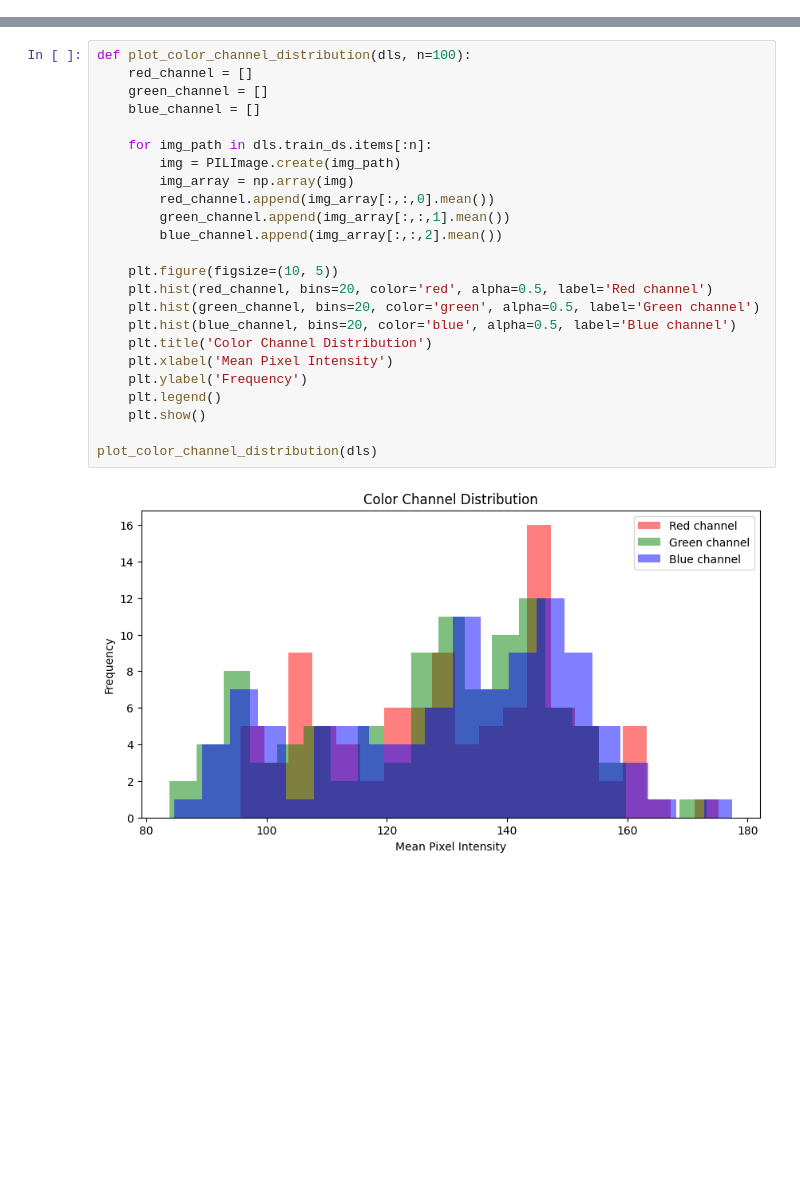
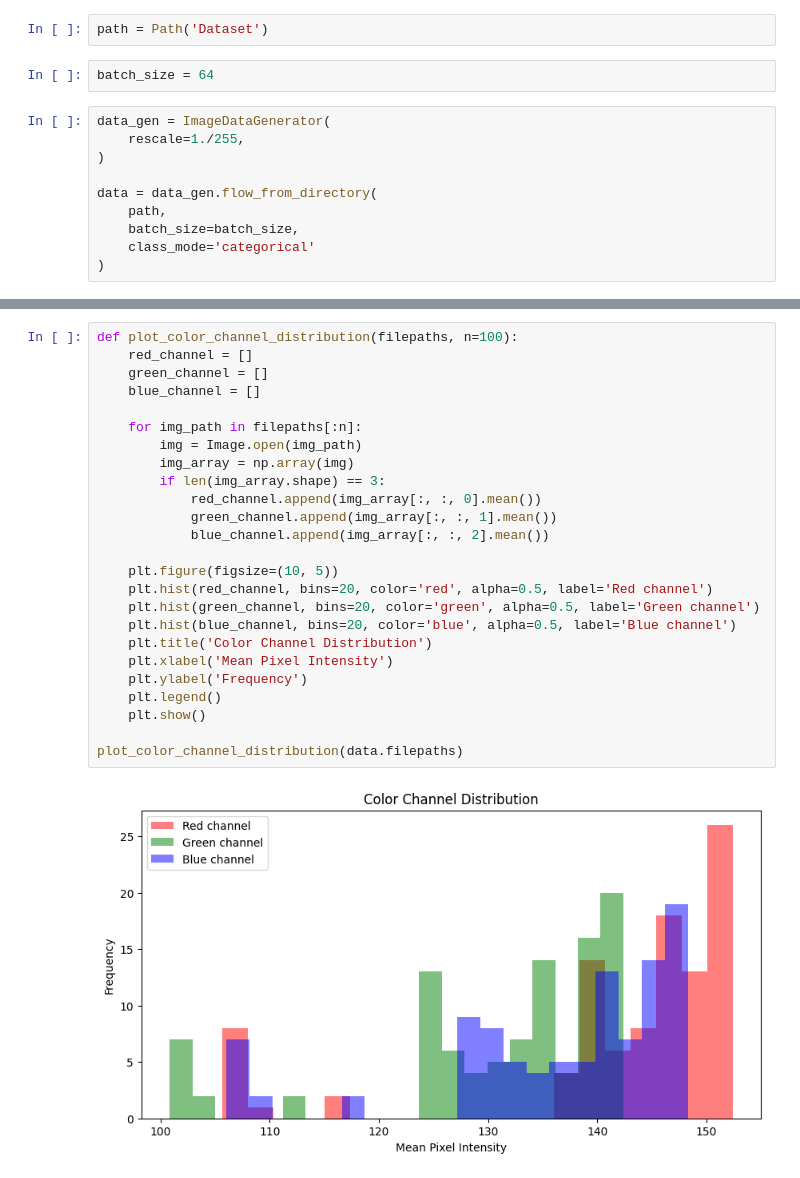
Before and after one commit to Jordan99990/ASL_To_Text, a Jupyter notebook: data_exploration.ipynb, the cells around one changed output, grey strips where cells are left out. Cells and saved outputs as stored; diff of their text form; blank space fills up the shorter version.

Commit message:
data exploration updated and added requirements

```diff
--- a/data_exploration.ipynb
+++ b/data_exploration.ipynb
@@ -50,0 +9,14 @@ Image sizes: [(200, 200), (200, 200), (200, 200), (200, 200), (200, 200)]
+# %%
+path = Path('Dataset')
+# %%
+batch_size = 64
+# %%
+data_gen = ImageDataGenerator(
+    rescale=1./255,
+)
+
+data = data_gen.flow_from_directory(
+    path,
+    batch_size=batch_size,
+    class_mode='categorical'
+)
@@ -74,26 +109,27 @@ plt.show()
 # %%
-def plot_color_channel_distribution(dls, n=100):
+def plot_color_channel_distribution(filepaths, n=100):
     red_channel = []
     green_channel = []
     blue_channel = []
 
-    for img_path in dls.train_ds.items[:n]:
-        img = PILImage.create(img_path)
+    for img_path in filepaths[:n]:
+        img = Image.open(img_path)
         img_array = np.array(img)
-        red_channel.append(img_array[:,:,0].mean())
-        green_channel.append(img_array[:,:,1].mean())
-        blue_channel.append(img_array[:,:,2].mean())
+        if len(img_array.shape) == 3:
+            red_channel.append(img_array[:, :, 0].mean())
+            green_channel.append(img_array[:, :, 1].mean())
+            blue_channel.append(img_array[:, :, 2].mean())
 
     plt.figure(figsize=(10, 5))
     plt.hist(red_channel, bins=20, color='red', alpha=0.5, label='Red channel')
     plt.hist(green_channel, bins=20, color='green', alpha=0.5, label='Green channel')
     plt.hist(blue_channel, bins=20, color='blue', alpha=0.5, label='Blue channel')
     plt.title('Color Channel Distribution')
     plt.xlabel('Mean Pixel Intensity')
     plt.ylabel('Frequency')
     plt.legend()
     plt.show()
 
-plot_color_channel_distribution(dls)
+plot_color_channel_distribution(data.filepaths)
 # %% [output]
-[figure, old version]
+[figure, new version]
```
Also changed, not shown: parts of 15 cells of this notebook, 1 other file.
